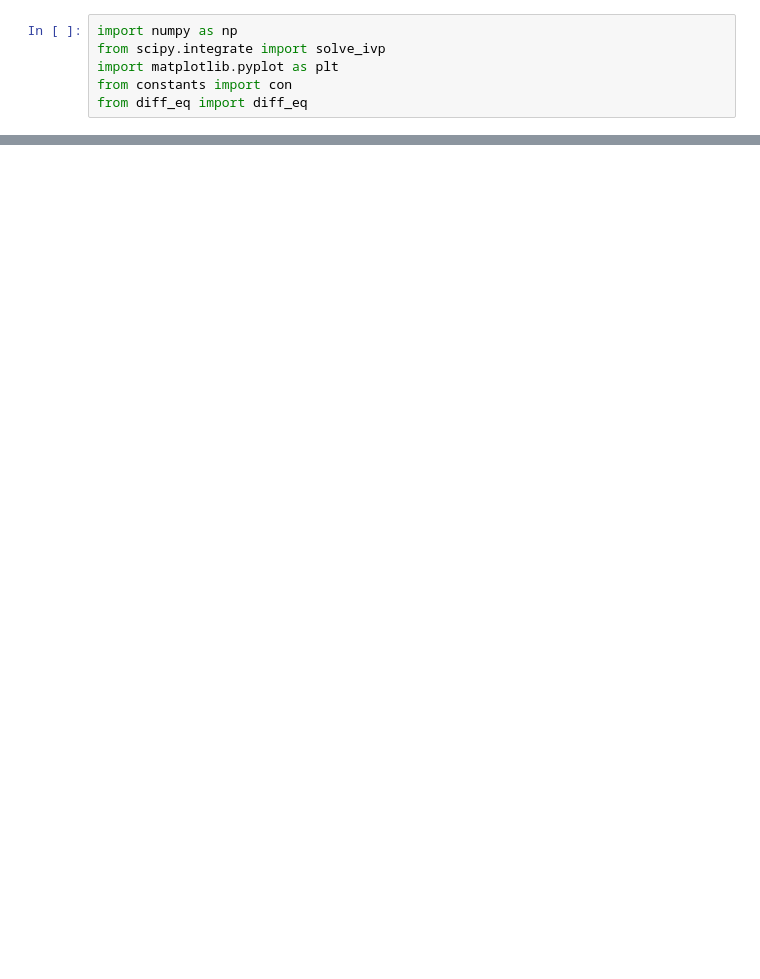
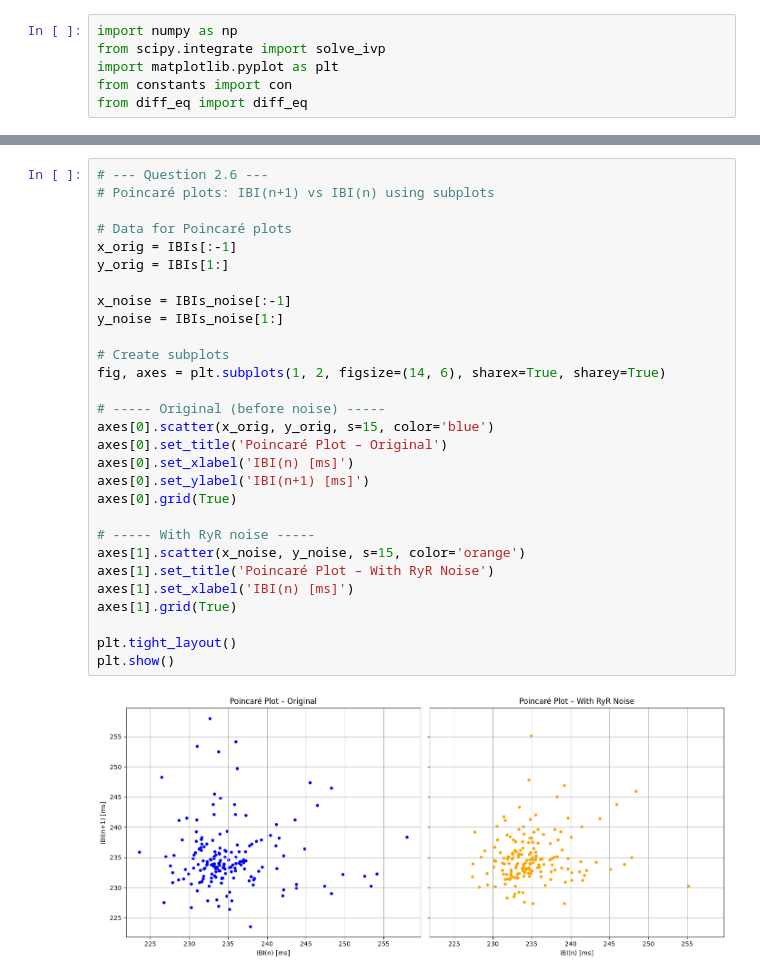
Before and after one commit to Mei-Sab/Project-part-3--BioElectrical-Phenomenas-, a Jupyter notebook: main.ipynb, the cells around one changed output, grey strips where cells are left out. Drawn from its saved outputs; the diff is of its cells as text; blank space fills up the shorter version.

```diff
--- a/main.ipynb
+++ b/main.ipynb
@@ -199,0 +302,31 @@ pNN50:               0.00 %
+# %%
+# --- Question 2.6 ---
+# Poincaré plots: IBI(n+1) vs IBI(n) using subplots
+
+# Data for Poincaré plots
+x_orig = IBIs[:-1]
+y_orig = IBIs[1:]
+
+x_noise = IBIs_noise[:-1]
+y_noise = IBIs_noise[1:]
+
+# Create subplots
+fig, axes = plt.subplots(1, 2, figsize=(14, 6), sharex=True, sharey=True)
+
+# ----- Original (before noise) -----
+axes[0].scatter(x_orig, y_orig, s=15, color='blue')
+axes[0].set_title('Poincaré Plot – Original')
+axes[0].set_xlabel('IBI(n) [ms]')
+axes[0].set_ylabel('IBI(n+1) [ms]')
+axes[0].grid(True)
+
+# ----- With RyR noise -----
+axes[1].scatter(x_noise, y_noise, s=15, color='orange')
+axes[1].set_title('Poincaré Plot – With RyR Noise')
+axes[1].set_xlabel('IBI(n) [ms]')
+axes[1].grid(True)
+
+plt.tight_layout()
+plt.show()
+# %% [output]
+[figure, added]
```
Also changed, not shown: parts of 9 cells of this notebook, 2 other files.
